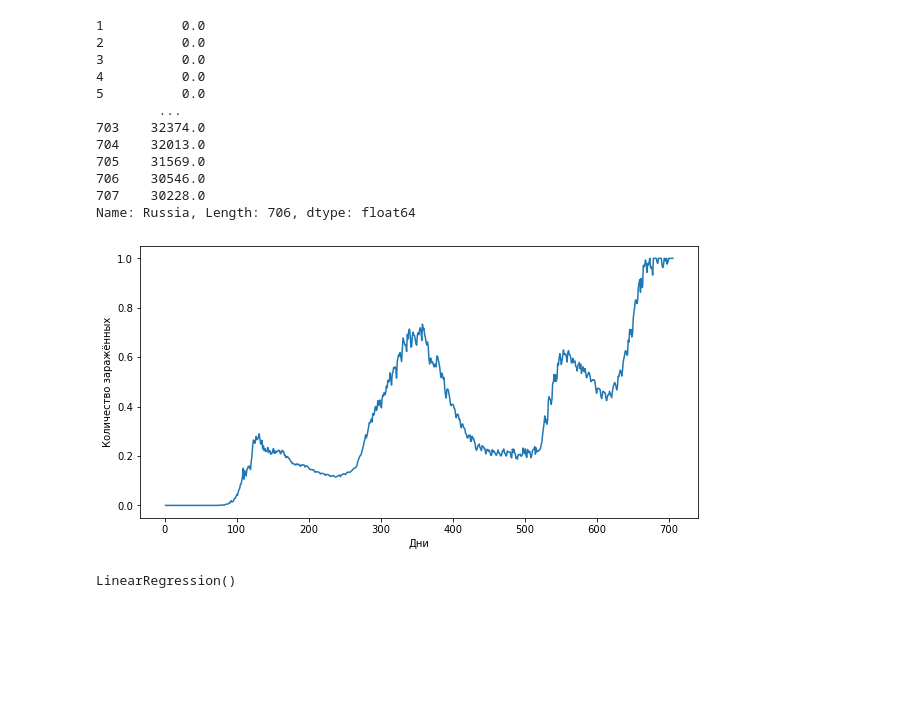
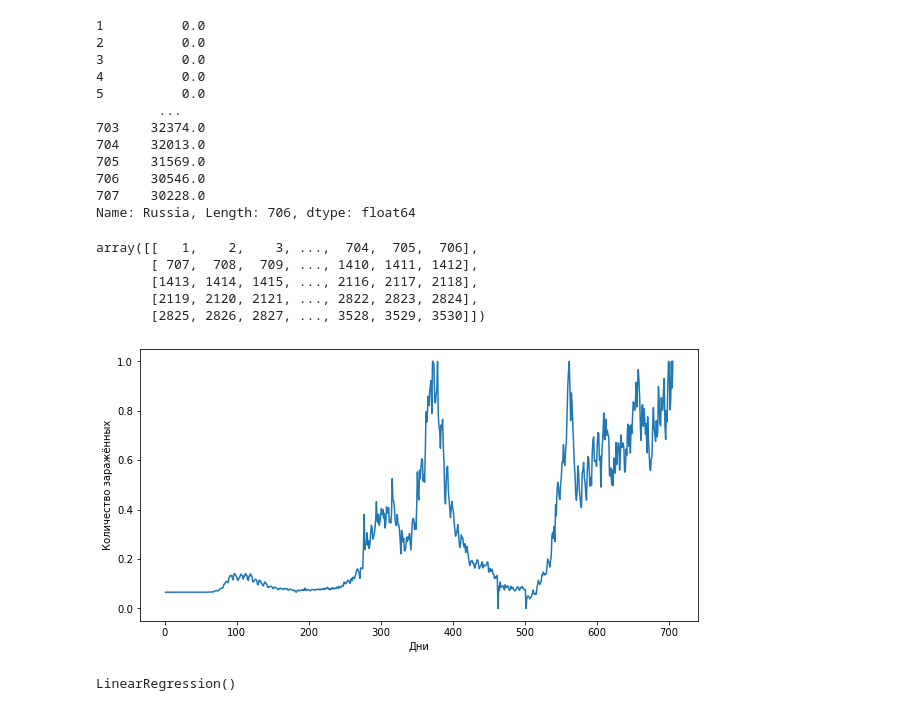
Before and after one commit to ZelshaR/Project, a Jupyter notebook: NoteBooks/Predict.ipynb, the cells around one changed output. Cells and saved outputs as stored; diff of their text form; code cells hidden in the pictures; blank space fills up the shorter version.

```diff
--- a/NoteBooks/Predict.ipynb
+++ b/NoteBooks/Predict.ipynb
@@ -70,13 +72,24 @@ Name: Russia, Length: 706, dtype: float64
+# %%
+a = np.concatenate((dfcsr['United Kingdom'].values, dfcsr['Georgia'].values, dfcsr['Belarus'].values, dfcsr['Lithuania'].values, dfcsr['Europe'].values), axis = 0)
+kek = a.reshape(5,706)
 # %%
 yaxis = dfcsr['Russia'].values
 xaxis = [i for i in range(1,707)]
+# %%
+lol
+# %% [output]
+array([[   1,    2,    3, ...,  704,  705,  706],
+       [ 707,  708,  709, ..., 1410, 1411, 1412],
+       [1413, 1414, 1415, ..., 2116, 2117, 2118],
+       [2119, 2120, 2121, ..., 2822, 2823, 2824],
+       [2825, 2826, 2827, ..., 3528, 3529, 3530]])
 # %%
 plt.figure(figsize=(10,5))
-plt.plot(xaxis, yaxis)
+plt.plot(xaxis, kek[0])
 plt.xlabel('Дни')
 plt.ylabel('Количество заражённых')
 plt.show()
 # %% [output]
-[figure, old version]
+[figure, new version]
 # %%
 xaxis1 = np.reshape(xaxis, (-1, 1))
```
Also changed, not shown: parts of 7 cells of this notebook, 7 other files.
